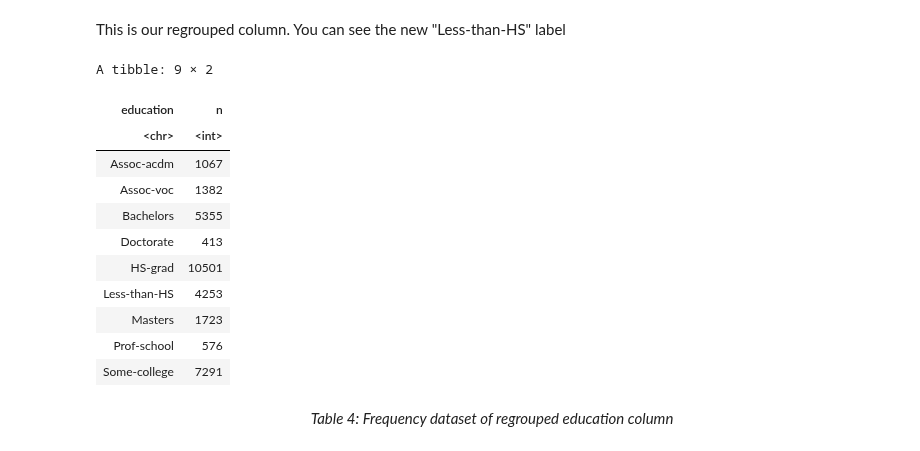
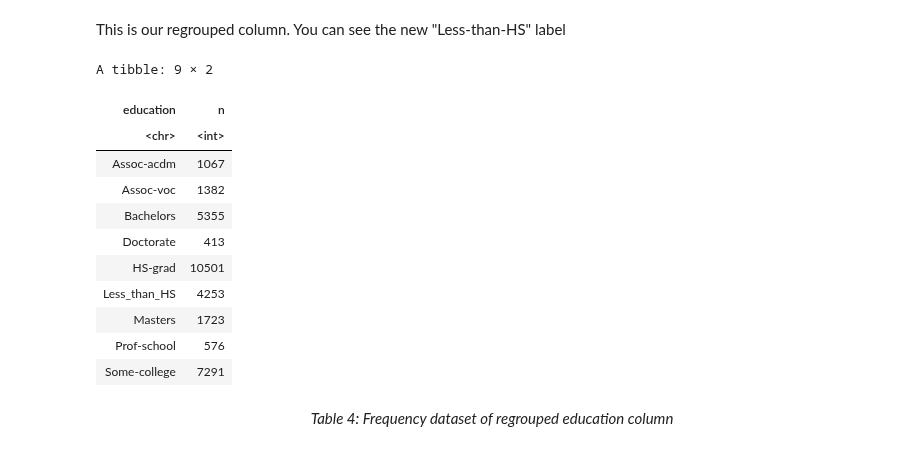
Before and after one commit to sidnand/Inferential-Report-on-Adult-Working-Hours, a Jupyter notebook: Final Report.ipynb, the cells around one changed output. Cells and saved outputs as stored; diff of their text form; code cells hidden in the pictures.

```diff
--- a/Final Report.ipynb
+++ b/Final Report.ipynb
@@ -118,27 +108,27 @@ This is our regrouped column. You can see the new "Less-than-HS" label
 # %%
 data$education[data$education == "10th" |
           data$education == "11th" |
           data$education == "12th" |
           data$education == "1st-4th" |
           data$education == "5th-6th" |
           data$education == "7th-8th" |
           data$education == "9th" |
-          data$education == "Preschool"] = "Less-than-HS"
+          data$education == "Preschool"] = "Less_than_HS"
 
 data %>%
     select(education) %>%
     group_by(education) %>%
     summarise(n = n())
 # %% [output]
 A tibble: 9 × 2
 | education | n |
 | <chr> | <int> |
 | Assoc-acdm | 1067 |
 | Assoc-voc | 1382 |
 | Bachelors | 5355 |
 | Doctorate | 413 |
 | HS-grad | 10501 |
-| Less-than-HS | 4253 |
+| Less_than_HS | 4253 |
 | Masters | 1723 |
 | Prof-school | 576 |
 | Some-college | 7291 |
```
Also changed, not shown: parts of 13 cells of this notebook.
